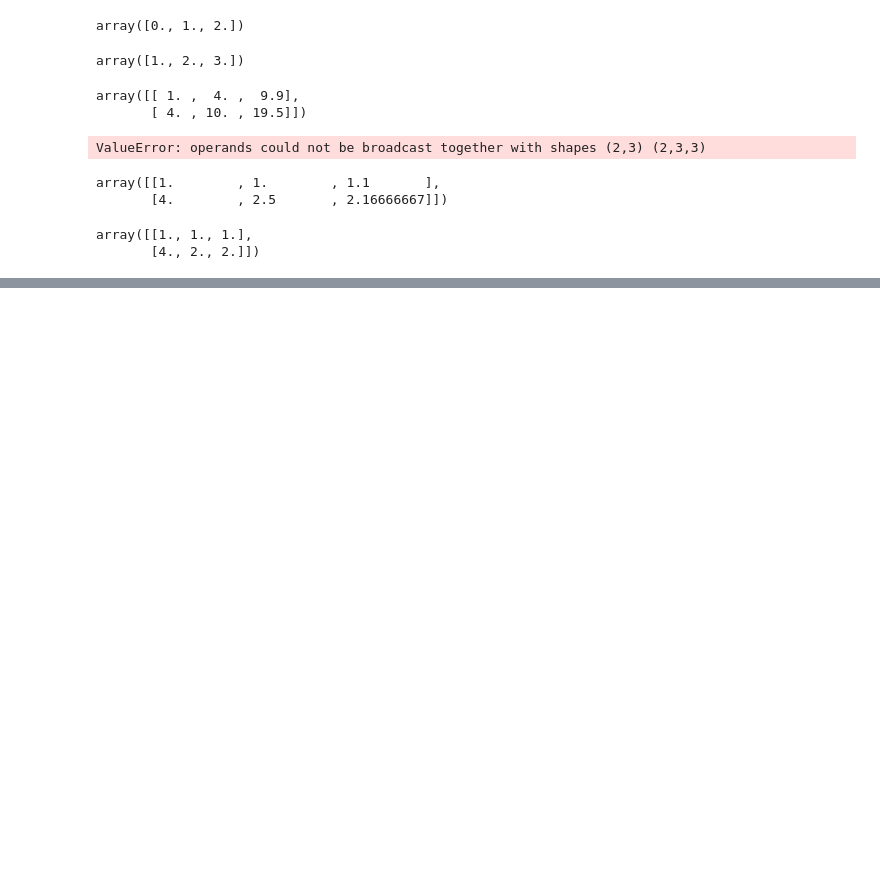
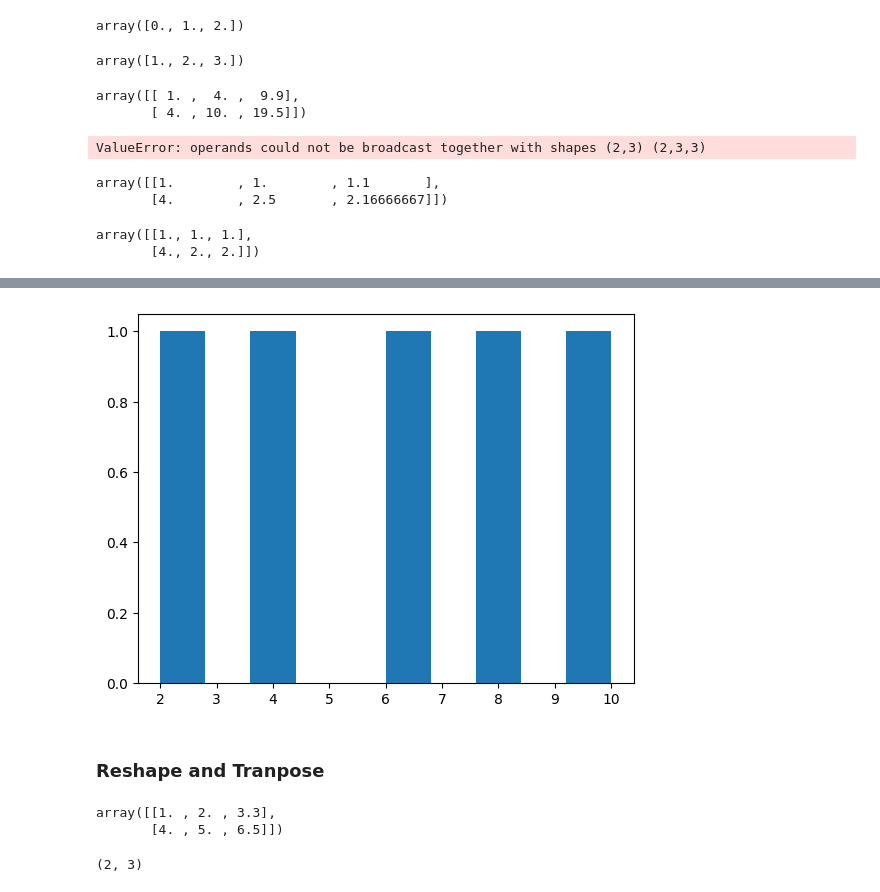
Before and after one commit to ccastell18/Complete_AI_ML_DS, a Jupyter notebook: Numpy/numpy_practice.ipynb, the cells around one changed output, grey strips where cells are left out. Saved outputs shown, nothing was run; the diff lists cells and outputs as text; code cells hidden in the pictures; blank space fills up the shorter version.

Commit message:
Transpose and reshape

```diff
--- a/Numpy/numpy_practice.ipynb
+++ b/Numpy/numpy_practice.ipynb
@@ -307,0 +410,16 @@ array([[1., 1., 1.],
+# %%
+plt.hist(low_var_array)
+plt.show()
+# %% [output]
+[figure, added]
+# %% [markdown]
+### Reshape and Tranpose
+# %%
+a2
+# %% [output]
+array([[1. , 2. , 3.3],
+       [4. , 5. , 6.5]])
+# %%
+a2.shape
+# %% [output]
+(2, 3)
```
Also changed, not shown: parts of 29 cells of this notebook.
